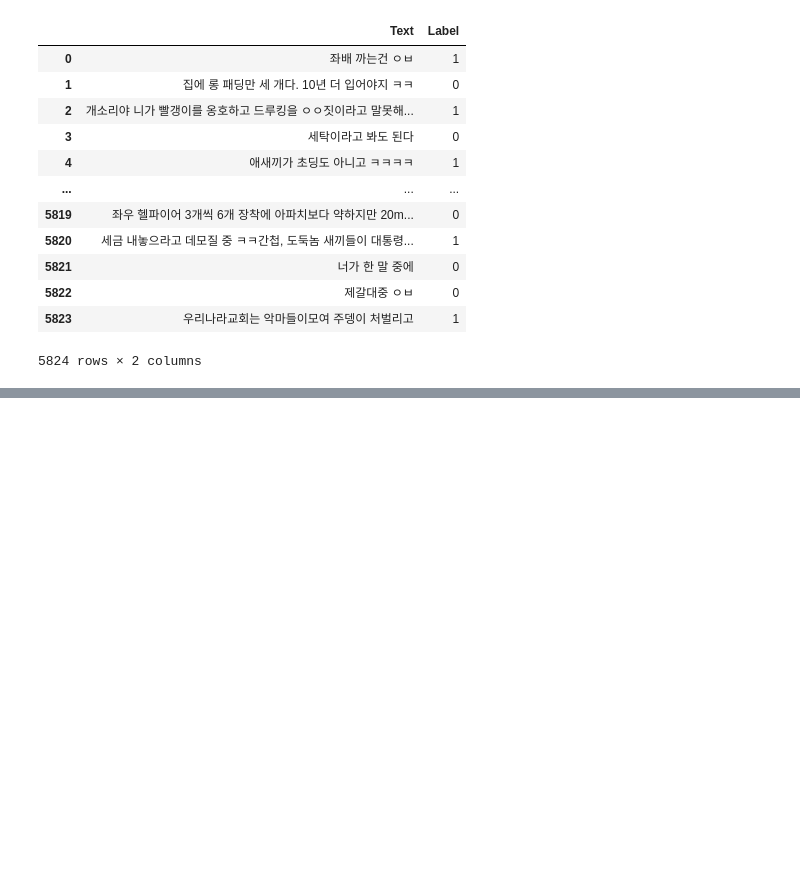
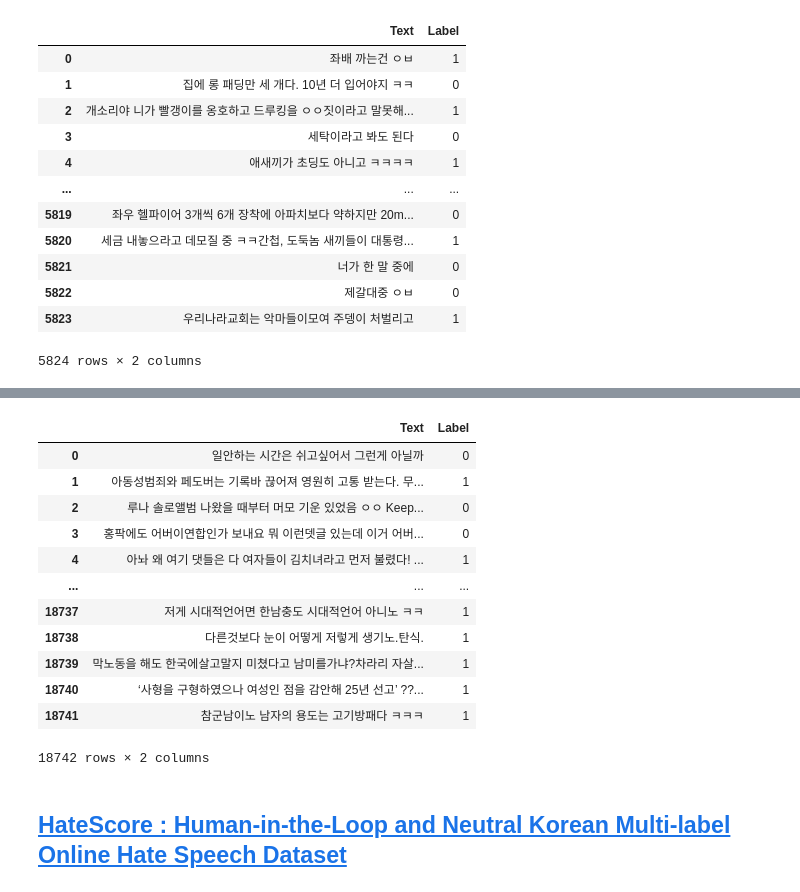
Before and after one commit to devRangers/chatchat-ai, a Jupyter notebook: datasets/notebooks/check_raw_dataset.ipynb, the cells around one changed output, grey strips where cells are left out. Saved outputs shown, nothing was run; the diff lists cells and outputs as text; code cells hidden in the pictures; blank space fills up the shorter version.

```diff
--- a/datasets/notebooks/check_raw_dataset.ipynb
+++ b/datasets/notebooks/check_raw_dataset.ipynb
@@ -3,22 +3,6 @@ import os
 import pandas as pd
 # %%
 dataset_folder_path = "../raw_datasets"
-# %%
-curse_detection_path = "Curse-detection-data.txt"
-dktc_path = "DKTC_train.csv"
-hatescore_path = "hatescore-korean-hate-speech.csv"
-huric_path = "HuLiC_일상대화_Human.xlsx"
-kakao_chat_path = "KakaoChatData_AllData.csv"
-kmhas_train_path = "kmhas_train.txt"
-kmhas_valid_path = "kmhas_valid.txt"
-kmhas_test_path = "kmhas_test.txt"
-kold_path = "KOLD.json"
-hate_speech_labeled_train_path = "korean-hate-speech_labeled_train.tsv"
-hate_speech_labeled_dev_path = "korean-hate-speech_labeled_dev.tsv"
-malicious_comment_path = "korean-malicious-comments-dataset.csv"
-unsmile_train_path = "korean-unsmile-dataset_train.tsv"
-unsmile_valid_path = "korean-unsmile-dataset_valid.tsv"
-oplea_path = "oplea_open_data.csv"
 # %% [markdown]
 ## [Curse-detection-data](https://github.com/2runo/Curse-detection-data)
 * 욕설 여부를 분류한 한글 데이터셋
@@ -42,0 +65,30 @@ df_curse_detection
+# %%
+df_unsmile_train = pd.read_csv(
+    os.path.join(dataset_folder_path, unsmile_train_path), delimiter="\t"
+)
+df_unsmile_valid = pd.read_csv(
+    os.path.join(dataset_folder_path, unsmile_valid_path), delimiter="\t"
+)
+# %%
+df_unsmile = pd.concat([df_unsmile_train, df_unsmile_valid], axis=0).reset_index(drop=True)
+df_unsmile = df_unsmile[["문장", "clean"]]
+df_unsmile.rename(columns={"문장":"Text", "clean":"Label"}, inplace=True)
+df_unsmile["Label"] = df_unsmile["Label"].apply(lambda x: 1 if x == 0 else 0)
+# %%
+df_unsmile
+# %% [output]
+|  | Text | Label |
+| 0 | 일안하는 시간은 쉬고싶어서 그런게 아닐까 | 0 |
+| 1 | 아동성범죄와 페도버는 기록바 끊어져 영원히 고통 받는다. 무... | 1 |
+| 2 | 루나 솔로앨범 나왔을 때부터 머모 기운 있었음 ㅇㅇ Keep... | 0 |
+| 3 | 홍팍에도 어버이연합인가 보내요 뭐 이런뎃글 있는데 이거 어버... | 0 |
+| 4 | 아놔 왜 여기 댓들은 다 여자들이 김치녀라고 먼저 불렸다! ... | 1 |
+| ... | ... | ... |
+| 18737 | 저게 시대적언어면 한남충도 시대적언어 아니노 ㅋㅋ | 1 |
+| 18738 | 다른것보다 눈이 어떻게 저렇게 생기노.탄식. | 1 |
+| 18739 | 막노동을 해도 한국에살고말지 미쳤다고 남미를가냐?차라리 자살... | 1 |
+| 18740 | ‘사형을 구형하였으나 여성인 점을 감안해 25년 선고’ ??... | 1 |
+| 18741 | 참군남이노 남자의 용도는 고기방패다 ㅋㅋㅋ | 1 |
+18742 rows × 2 columns
+# %% [markdown]
+## [HateScore : Human-in-the-Loop and Neutral Korean Multi-label Online Hate Speech Dataset](https://github.com/sgunderscore/hatescore-korean-hate-speech)
```
Also changed, not shown: parts of 42 cells of this notebook.
